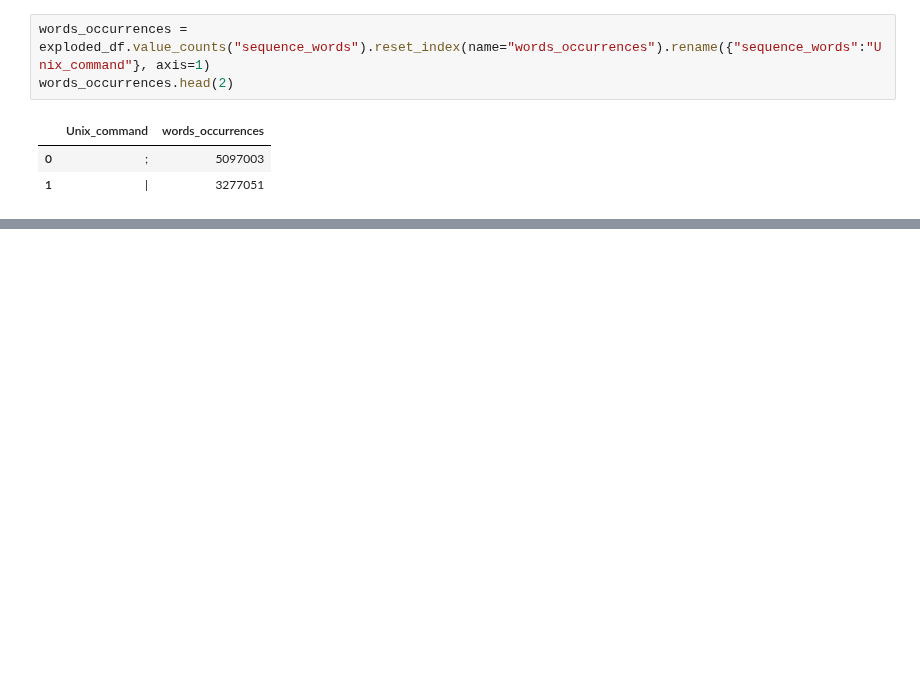
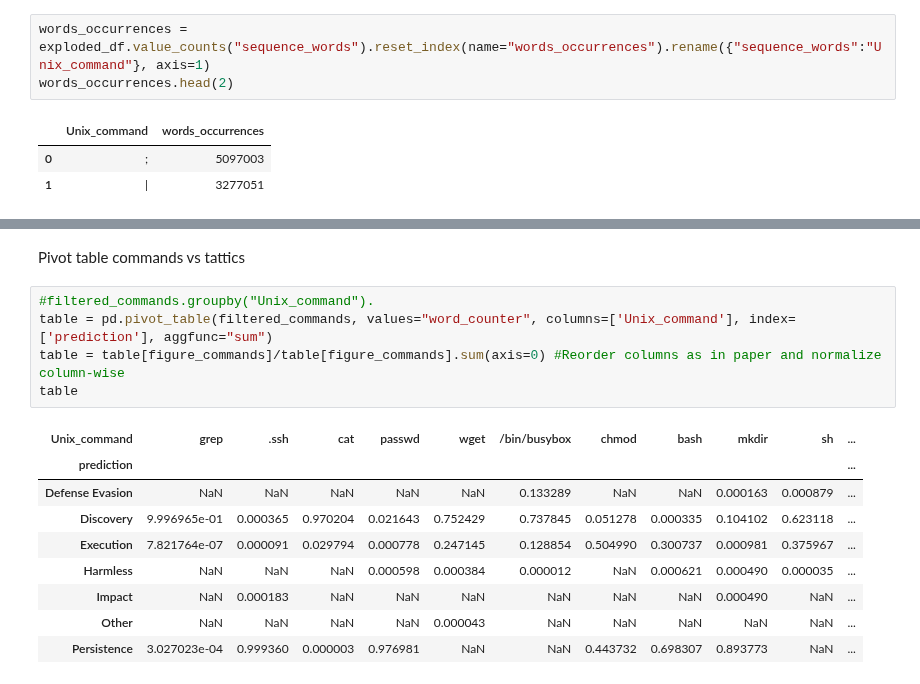
Before and after one commit to SmartData-Polito/logprecis, a Jupyter notebook: 3.Characterization/1.Frequent_words_vs_tactics.ipynb, the cells around one changed output, grey strips where cells are left out. Cells and saved outputs as stored; diff of their text form; blank space fills up the shorter version.

```diff
--- a/3.Characterization/1.Frequent_words_vs_tactics.ipynb
+++ b/3.Characterization/1.Frequent_words_vs_tactics.ipynb
@@ -642,0 +134,17 @@ with pd.option_context('display.max_colwidth', None):
+# %% [markdown]
+Pivot table commands vs tattics
+# %%
+#filtered_commands.groupby("Unix_command").
+table = pd.pivot_table(filtered_commands, values="word_counter", columns=['Unix_command'], index=['prediction'], aggfunc="sum")
+table = table[figure_commands]/table[figure_commands].sum(axis=0) #Reorder columns as in paper and normalize column-wise
+table
+# %% [output]
+| Unix_command | grep | .ssh | cat | passwd | wget | /bin/busybox | chmod | bash | mkdir | sh | ... |
+| prediction |  |  |  |  |  |  |  |  |  |  | ... |
+| Defense Evasion | NaN | NaN | NaN | NaN | NaN | 0.133289 | NaN | NaN | 0.000163 | 0.000879 | ... |
+| Discovery | 9.996965e-01 | 0.000365 | 0.970204 | 0.021643 | 0.752429 | 0.737845 | 0.051278 | 0.000335 | 0.104102 | 0.623118 | ... |
+| Execution | 7.821764e-07 | 0.000091 | 0.029794 | 0.000778 | 0.247145 | 0.128854 | 0.504990 | 0.300737 | 0.000981 | 0.375967 | ... |
+| Harmless | NaN | NaN | NaN | 0.000598 | 0.000384 | 0.000012 | NaN | 0.000621 | 0.000490 | 0.000035 | ... |
+| Impact | NaN | 0.000183 | NaN | NaN | NaN | NaN | NaN | NaN | 0.000490 | NaN | ... |
+| Other | NaN | NaN | NaN | NaN | 0.000043 | NaN | NaN | NaN | NaN | NaN | ... |
+| Persistence | 3.027023e-04 | 0.999360 | 0.000003 | 0.976981 | NaN | NaN | 0.443732 | 0.698307 | 0.893773 | NaN | ... |
```
Also changed, not shown: parts of 105 cells of this notebook, 9 other files.
